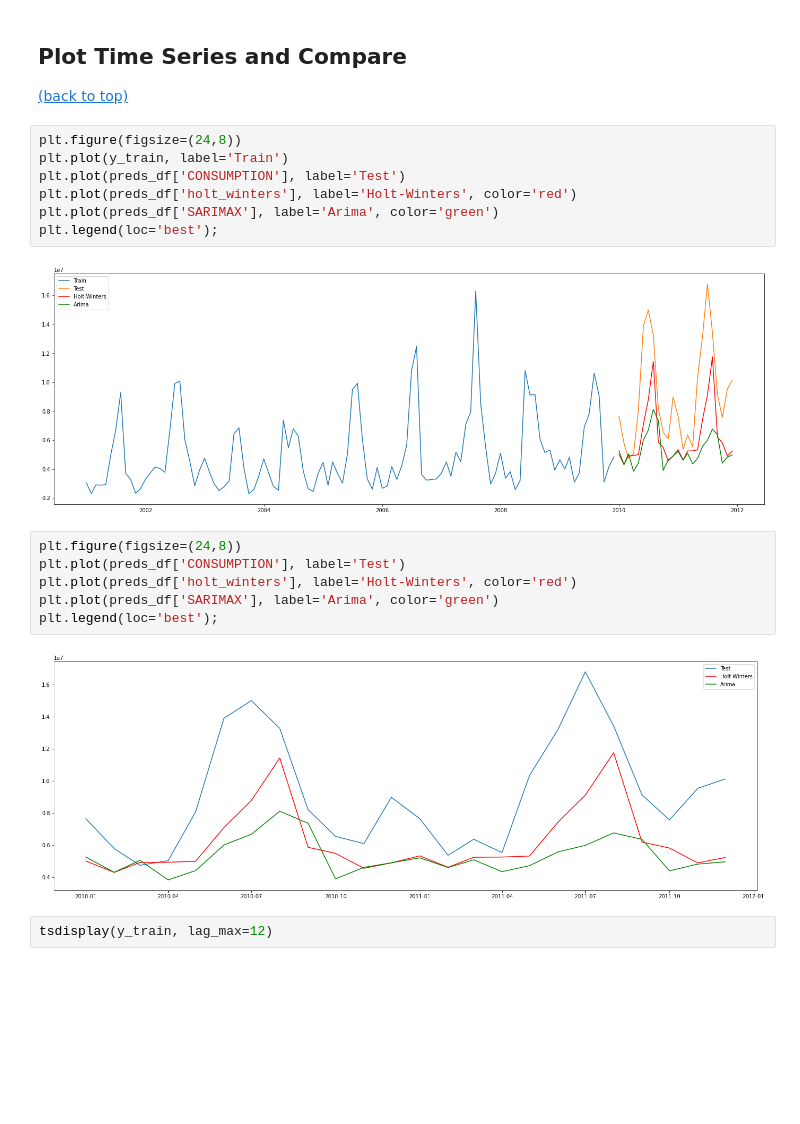
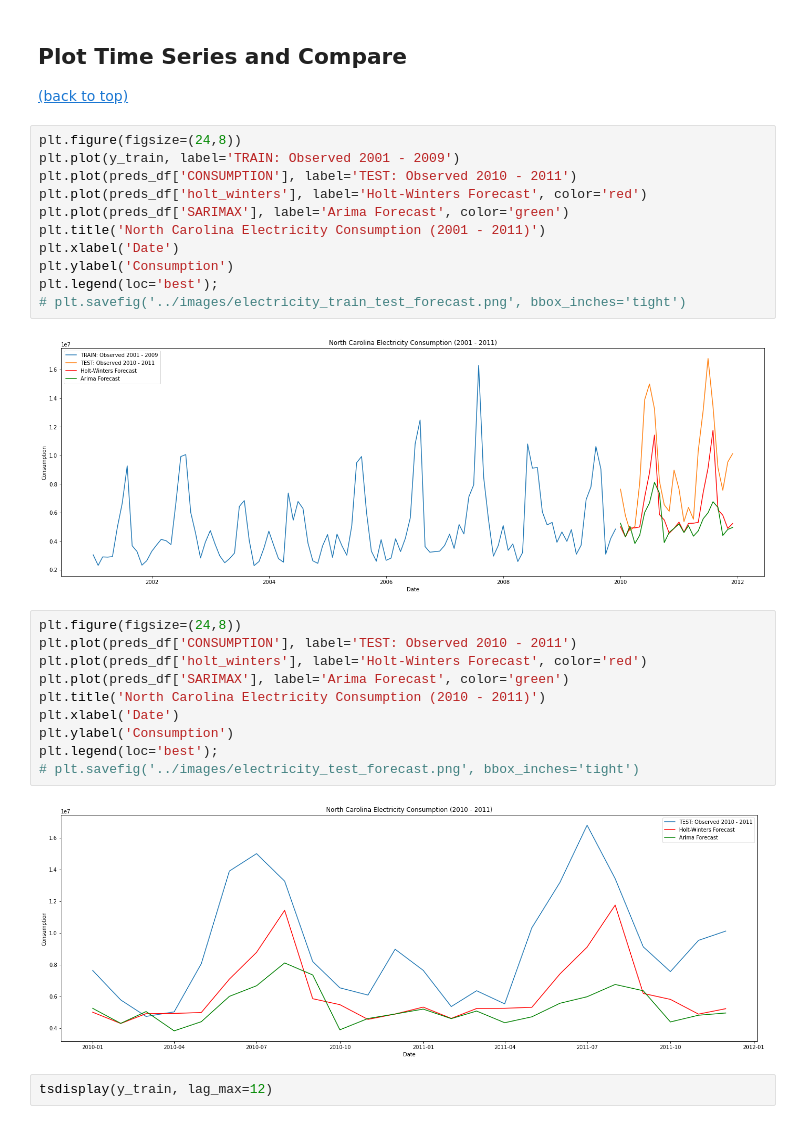
Before and after one commit to ccaldarella99/ElectricityConsumption, a Jupyter notebook: code/03_time_series_models.ipynb, the cells around one changed output. Cells and saved outputs as stored; diff of their text form; blank space fills up the shorter version.

```diff
--- a/code/03_time_series_models.ipynb
+++ b/code/03_time_series_models.ipynb
@@ -257,21 +257,29 @@ MAE: 2920368.0
 [(back to top)](#Modelling-with-Time-Series)
 # %%
 plt.figure(figsize=(24,8))
-plt.plot(y_train, label='Train')
-plt.plot(preds_df['CONSUMPTION'], label='Test')
-plt.plot(preds_df['holt_winters'], label='Holt-Winters', color='red')
-plt.plot(preds_df['SARIMAX'], label='Arima', color='green')
+plt.plot(y_train, label='TRAIN: Observed 2001 - 2009')
+plt.plot(preds_df['CONSUMPTION'], label='TEST: Observed 2010 - 2011')
+plt.plot(preds_df['holt_winters'], label='Holt-Winters Forecast', color='red')
+plt.plot(preds_df['SARIMAX'], label='Arima Forecast', color='green')
+plt.title('North Carolina Electricity Consumption (2001 - 2011)')
+plt.xlabel('Date')
+plt.ylabel('Consumption')
 plt.legend(loc='best');
+# plt.savefig('../images/electricity_train_test_forecast.png', bbox_inches='tight')
 # %% [output]
-[figure, old version]
+[figure, new version]
 # %%
 plt.figure(figsize=(24,8))
-plt.plot(preds_df['CONSUMPTION'], label='Test')
-plt.plot(preds_df['holt_winters'], label='Holt-Winters', color='red')
-plt.plot(preds_df['SARIMAX'], label='Arima', color='green')
+plt.plot(preds_df['CONSUMPTION'], label='TEST: Observed 2010 - 2011')
+plt.plot(preds_df['holt_winters'], label='Holt-Winters Forecast', color='red')
+plt.plot(preds_df['SARIMAX'], label='Arima Forecast', color='green')
+plt.title('North Carolina Electricity Consumption (2010 - 2011)')
+plt.xlabel('Date')
+plt.ylabel('Consumption')
 plt.legend(loc='best');
+# plt.savefig('../images/electricity_test_forecast.png', bbox_inches='tight')
 # %% [output]
-[figure, old version]
+[figure, new version]
 # %%
 tsdisplay(y_train, lag_max=12)
 # %% [output]
```
Also changed, not shown: parts of 2 cells of this notebook, 8 other files.
